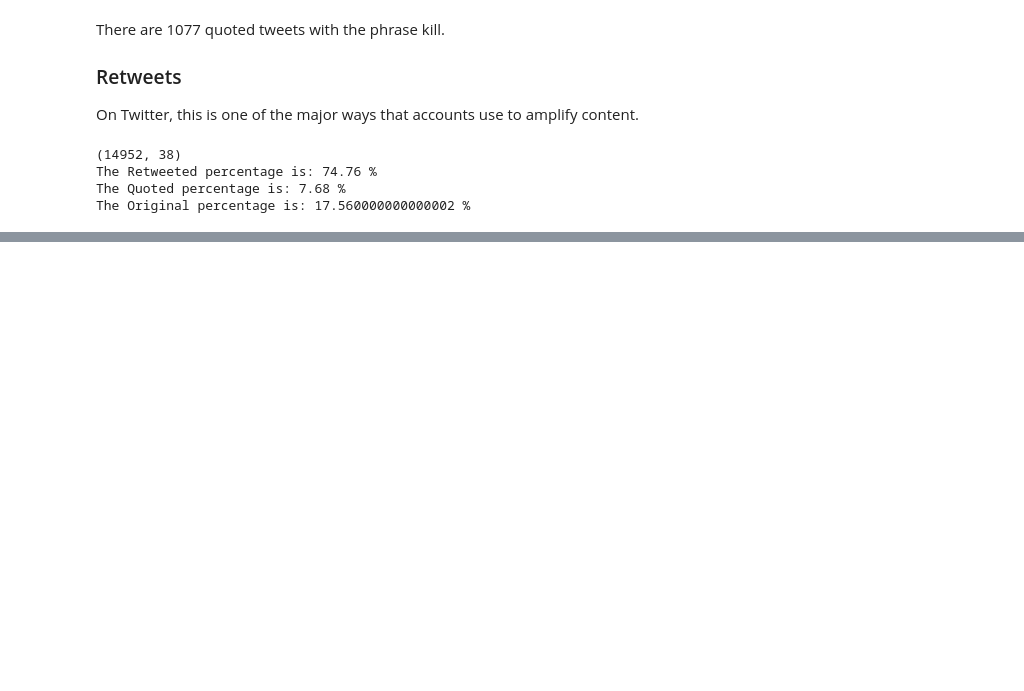
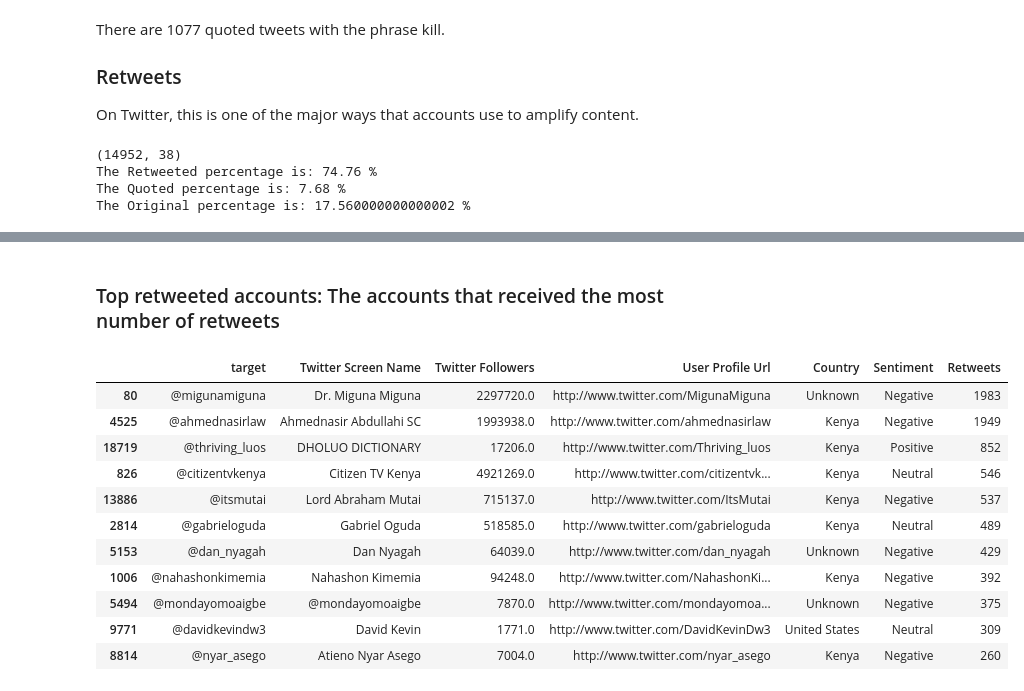
Before and after one commit to gmusebe/denaco-analytics, a Jupyter notebook: Python/hatespeech_analysis.ipynb, the cells around one changed output, grey strips where cells are left out. Cells and saved outputs as stored; diff of their text form; code cells hidden in the pictures; blank space fills up the shorter version.

```diff
--- a/Python/hatespeech_analysis.ipynb
+++ b/Python/hatespeech_analysis.ipynb
@@ -216,0 +284,35 @@ ModuleNotFoundError: No module named 'sentence_transformers'
+# %%
+Retweeted=df['tweet'].str.extract(r'(RT @\w+)')
+df['Source'] = Retweeted
+df['Source'] = df['Source'].apply(lambda x: str(x).replace('RT ', ''))
+df.rename(columns={'Source' :'source'},inplace=True)
+# %%
+#standardize usernames
+df['source'] = df['source'].apply(lambda x: str(x).lower())
+df['target'] = df['target'].apply(lambda x: str(x).lower())
+# %% [markdown]
+### Top retweeted accounts: The accounts that received the most number of retweets
+# %%
+top_retweeted_accs = list(df['source'].value_counts()[1:12].keys())
+_influencers = df[df['target'].isin(top_retweeted_accs)][['target','Twitter Screen Name','Twitter Followers','User Profile Url','Country','Sentiment']]
+_influencers.drop_duplicates(subset=['target'],keep='first', inplace=True)
+
+# add count of retweets
+retweet_count = dict(df['source'].value_counts()[1:12])
+_influencers['Retweets'] = _influencers['target'].replace(retweet_count)
+
+_influencers = _influencers.sort_values(by=['Retweets'],ascending=False)
+_influencers
+# %% [output]
+|  | target | Twitter Screen Name | Twitter Followers | User Profile Url | Country | Sentiment | Retweets |
+| 80 | @migunamiguna | Dr. Miguna Miguna | 2297720.0 | http://www.twitter.com/MigunaMiguna | Unknown | Negative | 1983 |
+| 4525 | @ahmednasirlaw | Ahmednasir Abdullahi SC | 1993938.0 | http://www.twitter.com/ahmednasirlaw | Kenya | Negative | 1949 |
+| 18719 | @thriving_luos | DHOLUO DICTIONARY | 17206.0 | http://www.twitter.com/Thriving_luos | Kenya | Positive | 852 |
+| 826 | @citizentvkenya | Citizen TV Kenya | 4921269.0 | http://www.twitter.com/citizentvk... | Kenya | Neutral | 546 |
+| 13886 | @itsmutai | Lord Abraham Mutai | 715137.0 | http://www.twitter.com/ItsMutai | Kenya | Negative | 537 |
+| 2814 | @gabrieloguda | Gabriel Oguda | 518585.0 | http://www.twitter.com/gabrieloguda | Kenya | Neutral | 489 |
+| 5153 | @dan_nyagah | Dan Nyagah | 64039.0 | http://www.twitter.com/dan_nyagah | Unknown | Negative | 429 |
+| 1006 | @nahashonkimemia | Nahashon Kimemia | 94248.0 | http://www.twitter.com/NahashonKi... | Kenya | Negative | 392 |
+| 5494 | @mondayomoaigbe | @mondayomoaigbe | 7870.0 | http://www.twitter.com/mondayomoa... | Unknown | Negative | 375 |
+| 9771 | @davidkevindw3 | David Kevin | 1771.0 | http://www.twitter.com/DavidKevinDw3 | United States | Neutral | 309 |
+| 8814 | @nyar_asego | Atieno Nyar Asego | 7004.0 | http://www.twitter.com/nyar_asego | Kenya | Negative | 260 |
```
Also changed, not shown: parts of 24 cells of this notebook, 2 other files.
